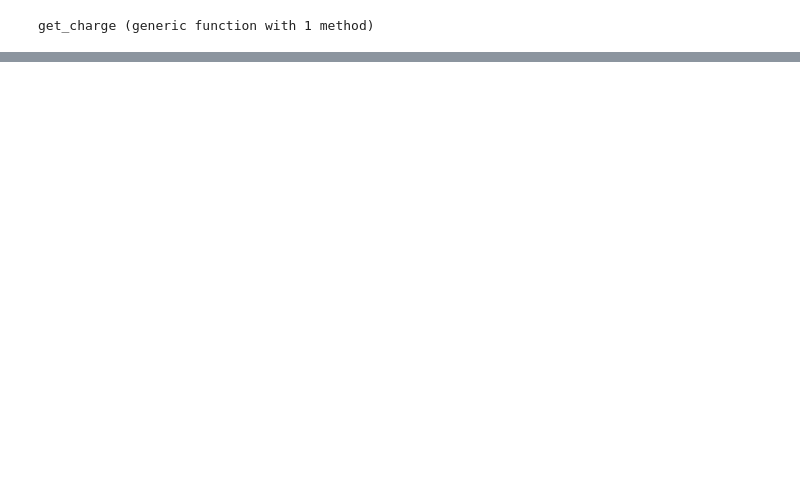
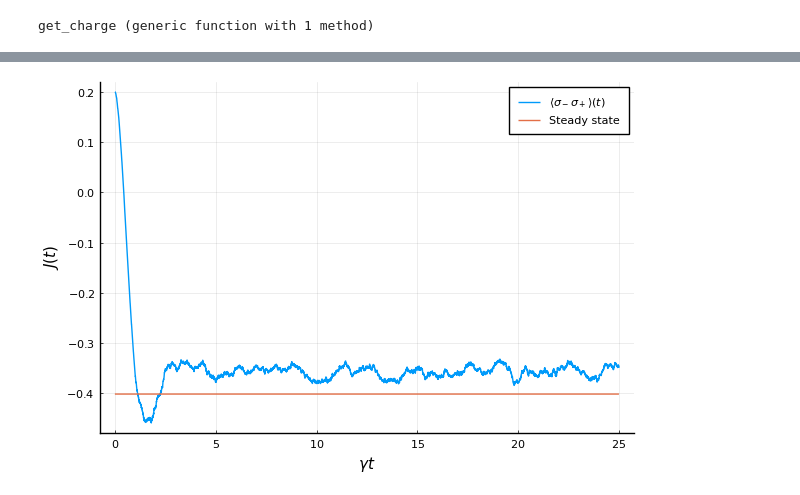
Before and after one commit to Ste1nb0cK/QuTaM.jl, a Jupyter notebook: notebooks/drive_qubit.ipynb, the cells around one changed output, grey strips where cells are left out. Cells and saved outputs as stored; diff of their text form; code cells hidden in the pictures; blank space fills up the shorter version.

```diff
--- a/notebooks/drive_qubit.ipynb
+++ b/notebooks/drive_qubit.ipynb
@@ -67,10 +79,13 @@ end
 # %%
 # Evaluate the occupation number of the excited state
 sample_occupation_e = zeros(Float64, ntimes,  params.ntraj)
-number_op = QuTaM.sigma_p * QuTaM.sigma_m
+sample_occupation_g = zeros(Float64, ntimes,  params.ntraj)
+number_e = QuTaM.sigma_p * QuTaM.sigma_m
+number_g = QuTaM.sigma_m * QuTaM.sigma_p
 for k in 1:params.ntraj
     for tn in 1:ntimes
-        sample_occupation_e[tn, k] = dot(sample_states[tn, :, k], number_op * sample_states[tn, :, k])
+        sample_occupation_e[tn, k] = dot(sample_states[tn, :, k], number_e * sample_states[tn, :, k])
+        sample_occupation_g[tn, k] = dot(sample_states[tn, :, k], number_g * sample_states[tn, :, k])
     end
 end
 # %%
@@ -158,0 +182,12 @@ dd
+# %%
+excited_population = dropdims(mean(sample_occupation_e, dims=2), dims=2)
+ground_population = dropdims(mean(sample_occupation_g, dims=2), dims=2)
+
+average_current = gamma*nbar*ground_population - gamma*(nbar+1)*excited_population
+
+jsteady = -gamma*omega^2/(delta^2+2*omega^2 + gamma^2*(nbar+0.5)^2)
+
+plot(t, average_current, label= L"\langle\sigma_-\sigma_+\rangle(t)", xlabel=L"\gamma t", ylabel=L"J(t)")
+plot!(t, ones(Float64, ntimes) * jsteady, label="Steady state")
+# %% [output]
+[figure, added]
```
Also changed, not shown: parts of 9 cells of this notebook, 3 other files.
